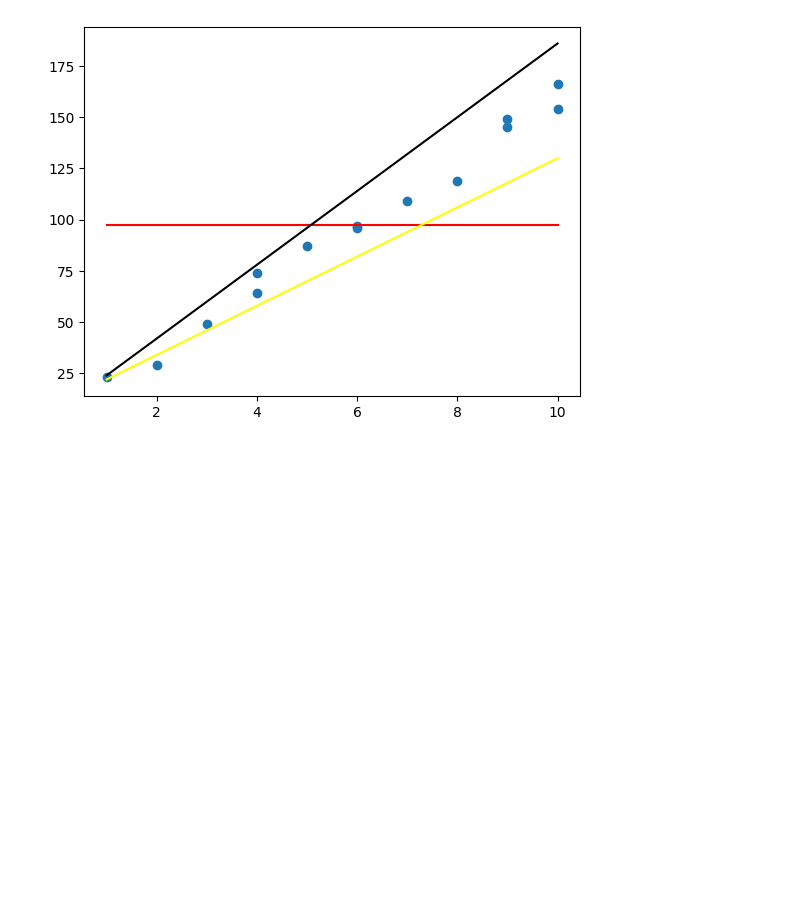
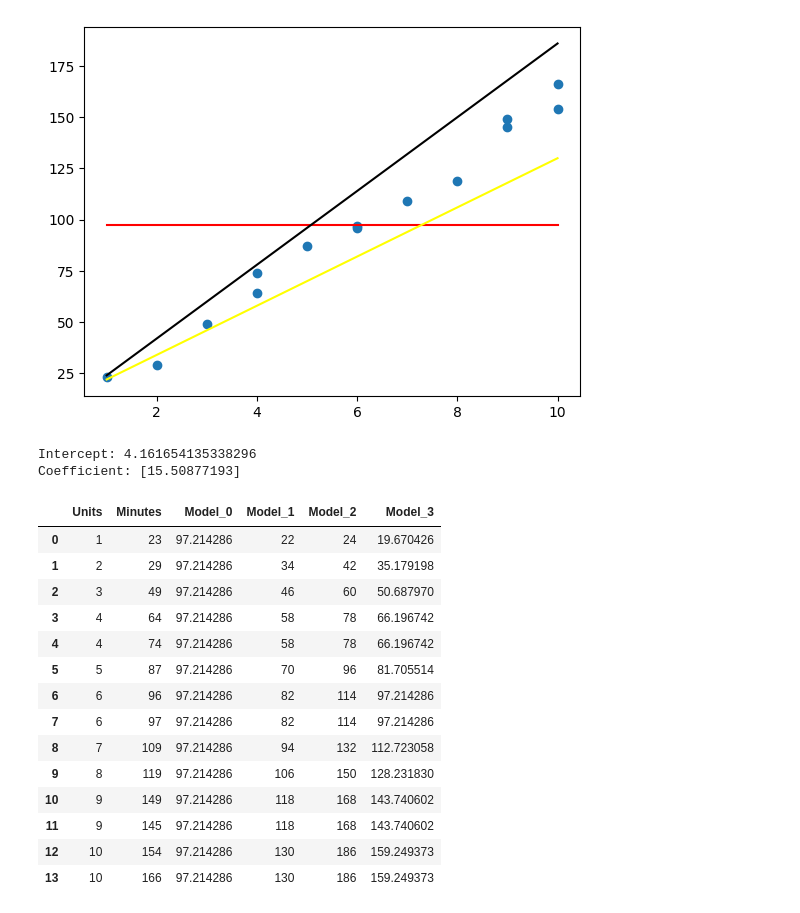
Before and after one commit to YashKachaRK/data-science-journey, a Jupyter notebook: AI & ML/CLASS/Tutorials/Tutorial-4/a.ipynb, the cells around one changed output. Saved outputs shown, nothing was run; the diff lists cells and outputs as text; code cells hidden in the pictures; blank space fills up the shorter version.

```diff
--- a/AI & ML/CLASS/Tutorials/Tutorial-4/a.ipynb
+++ b/AI & ML/CLASS/Tutorials/Tutorial-4/a.ipynb
@@ -85,3 +85,34 @@ ax.plot(computer['Units'] , computer ['Model_2'],color ='black' , label ='Model2
 # %% [output]
 [<matplotlib.lines.Line2D at 0x...>]
 [figure]
+# %%
+X = computer[['Units']]
+y = computer['Minutes']
+from sklearn.linear_model import LinearRegression
+model3 = LinearRegression()
+model3.fit(X,y)
+print("Intercept:", model3.intercept_)
+print("Coefficient:", model3.coef_)
+# %% [output]
+Intercept: 4.161654135338296
+Coefficient: [15.50877193]
+# %%
+model3 = model3.intercept_ + model3.coef_[0] * computer['Units']
+computer['Model_3']=model3
+computer
+# %% [output]
+|  | Units | Minutes | Model_0 | Model_1 | Model_2 | Model_3 |
+| 0 | 1 | 23 | 97.214286 | 22 | 24 | 19.670426 |
+| 1 | 2 | 29 | 97.214286 | 34 | 42 | 35.179198 |
+| 2 | 3 | 49 | 97.214286 | 46 | 60 | 50.687970 |
+| 3 | 4 | 64 | 97.214286 | 58 | 78 | 66.196742 |
+| 4 | 4 | 74 | 97.214286 | 58 | 78 | 66.196742 |
+| 5 | 5 | 87 | 97.214286 | 70 | 96 | 81.705514 |
+| 6 | 6 | 96 | 97.214286 | 82 | 114 | 97.214286 |
+| 7 | 6 | 97 | 97.214286 | 82 | 114 | 97.214286 |
+| 8 | 7 | 109 | 97.214286 | 94 | 132 | 112.723058 |
+| 9 | 8 | 119 | 97.214286 | 106 | 150 | 128.231830 |
+| 10 | 9 | 149 | 97.214286 | 118 | 168 | 143.740602 |
+| 11 | 9 | 145 | 97.214286 | 118 | 168 | 143.740602 |
+| 12 | 10 | 154 | 97.214286 | 130 | 186 | 159.249373 |
+| 13 | 10 | 166 | 97.214286 | 130 | 186 | 159.249373 |
```
Also changed, not shown: parts of 1 cell of this notebook, 4 other files.
